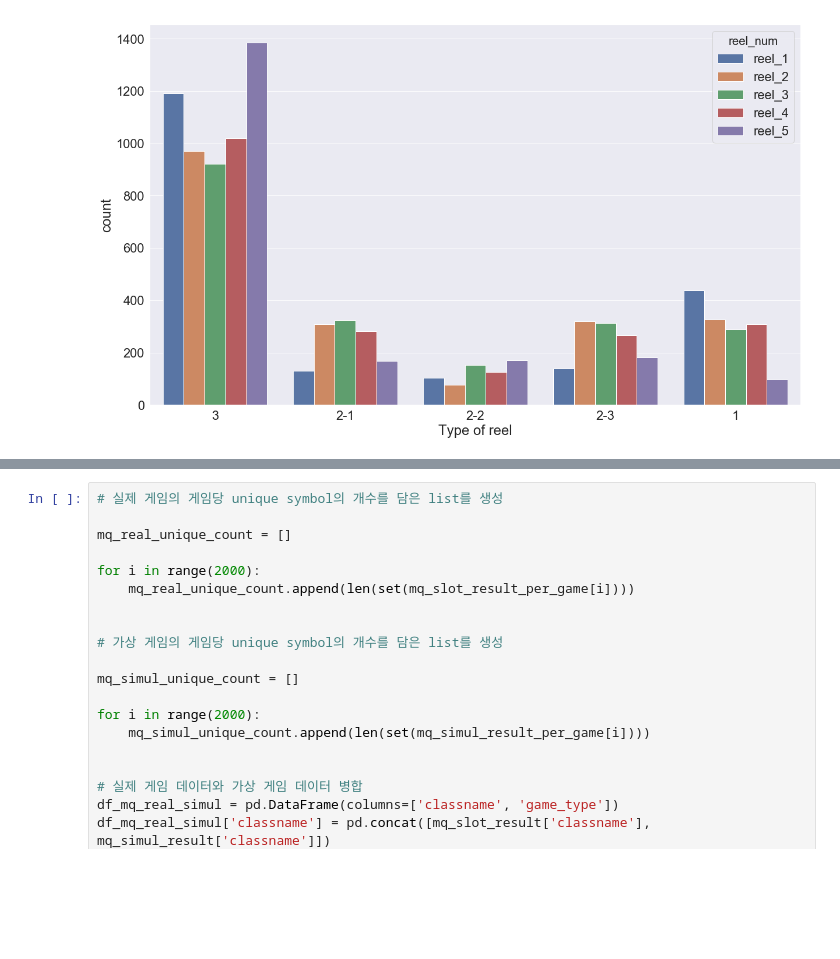
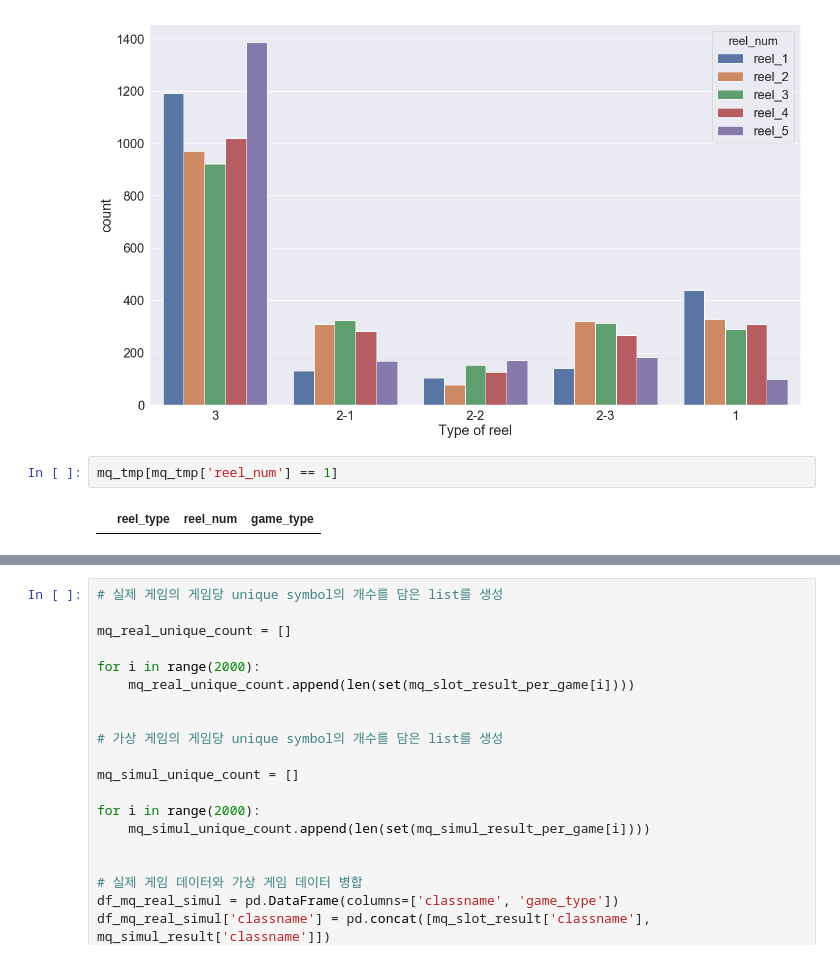
Before and after one commit to Jaepal/data-science-portfolio, a Jupyter notebook: slot_machine/Data_Exploration.ipynb, the cells around one changed output, grey strips where cells are left out. Drawn from its saved outputs; the diff is of its cells as text; blank space fills up the shorter version.

```diff
--- a/slot_machine/Data_Exploration.ipynb
+++ b/slot_machine/Data_Exploration.ipynb
@@ -1472,3 +1481,7 @@ plt.xlabel("Type of reel")
 plt.show()
 # %% [output]
 [figure]
+# %%
+mq_tmp[mq_tmp['reel_num'] == 1]
+# %% [output]
+|  | reel_type | reel_num | game_type |
```
Also changed, not shown: parts of 3 cells of this notebook.
